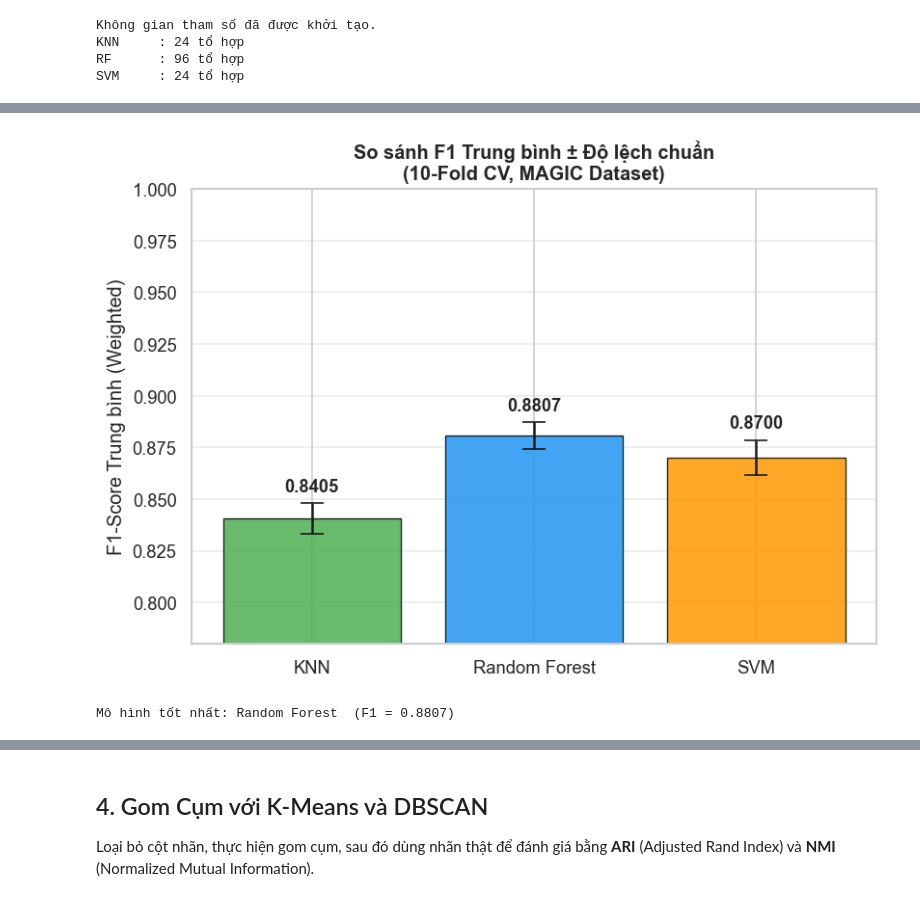
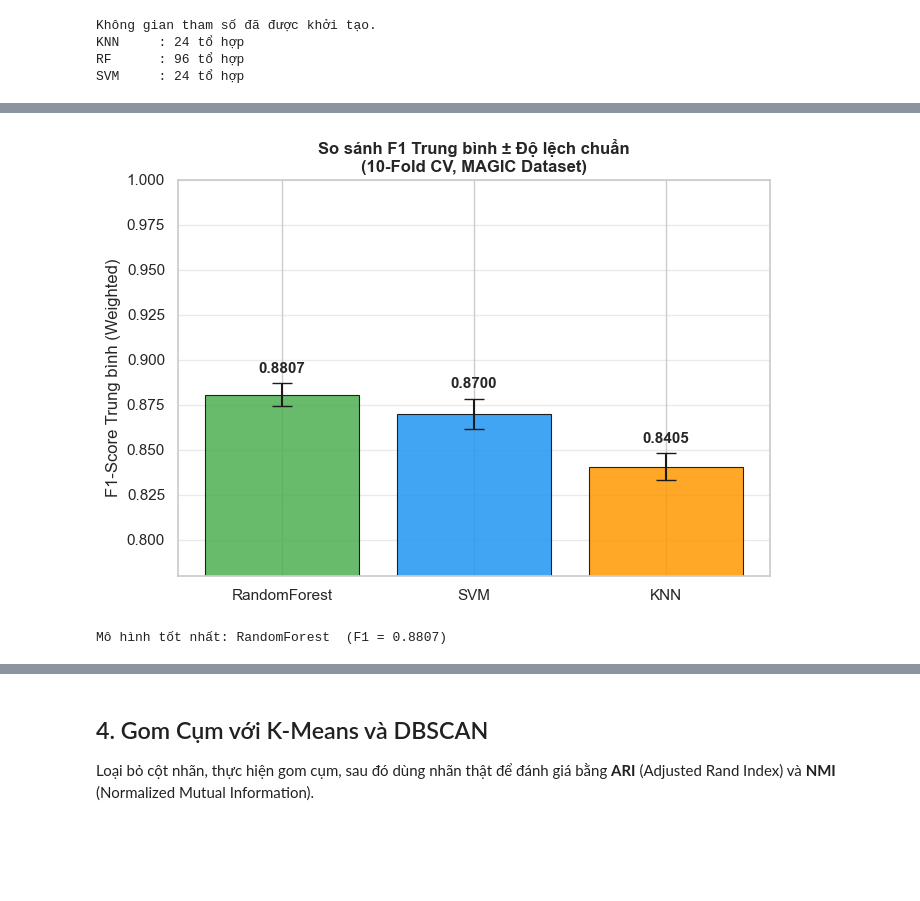
Before and after one commit to truongtai145/DACK-KTDL, a Jupyter notebook: MAGIC_Analysis.ipynb, the cells around one changed output, grey strips where cells are left out. Drawn from its saved outputs; the diff is of its cells as text; code cells hidden in the pictures; blank space fills up the shorter version.

```diff
--- a/MAGIC_Analysis.ipynb
+++ b/MAGIC_Analysis.ipynb
@@ -357,50 +324,60 @@ summary_df
 # %%
-# Re-train với tham số tốt nhất để lấy all-fold scores cho biểu đồ
-best_models = {
-    'KNN'          : KNeighborsClassifier(**results['KNN']['best_params']),
-    'Random Forest': RandomForestClassifier(**results['RandomForest']['best_params'],
-                                            random_state=42),
-    'SVM'          : SVC(**results['SVM']['best_params'], random_state=42),
-}
+import matplotlib.pyplot as plt
 
-fold_scores = {}
-for name, model in best_models.items():
-    scores = cross_val_score(model, X_cls_scaled, y_cls,
-                             cv=kfold, scoring=f1_weighted, n_jobs=-1)
-    fold_scores[name] = scores
-    print(f'{name:15s}: mean={scores.mean():.4f}, std={scores.std():.4f}, '
-          f'min={scores.min():.4f}, max={scores.max():.4f}')
+# Bảng so sánh hiệu năng
+summary_df = (
+    pd.DataFrame([
+        {
+            'Mô hình'         : name,
+            'F1 Tốt nhất'     : round(res['best_score'], 4),
+            'Độ lệch chuẩn'   : round(res['best_std'],   4),
+            'Tham số tốt nhất': str(res['best_params']),
+        }
+        for name, res in results.items()
+    ])
+    .sort_values('F1 Tốt nhất', ascending=False)
+    .reset_index(drop=True)
+)
+summary_df.index      = summary_df.index + 1
+summary_df.index.name = 'Hạng'
 
-# --- Bar chart F1 trung bình ± std ---
-names_plot  = list(fold_scores.keys())
-means       = [v.mean() for v in fold_scores.values()]
-stds        = [v.std()  for v in fold_scores.values()]
-palette     = ['#4CAF50', '#2196F3', '#FF9800']
+print('BẢNG SO SÁNH HIỆU NĂNG  (F1-Weighted, 10-Fold CV)')
 
+display(summary_df)
+
+# Vẽ bar chart – lấy dữ liệu trực tiếp từ summary_df
 fig, ax = plt.subplots(figsize=(7, 5))
 
-bars = ax.bar(names_plot, means, yerr=stds,
-              capsize=7, color=palette,
-              alpha=0.85, edgecolor='black', linewidth=0.8)
+ax.bar(
+    summary_df['Mô hình'],
+    summary_df['F1 Tốt nhất'],
+    yerr=summary_df['Độ lệch chuẩn'],
+    capsize=7,
+    color=['#4CAF50', '#2196F3', '#FF9800'],
+    alpha=0.85,
+    edgecolor='black',
+    linewidth=0.8,
+)
 
-for bar, mean, std in zip(bars, means, stds):
-    ax.text(bar.get_x() + bar.get_width() / 2,
-            mean + std + 0.004,
-            f'{mean:.4f}',
-            ha='center', va='bottom',
-            fontsize=11, fontweight='bold')
+# Hiển thị giá trị trên đầu mỗi cột
+for _, row in summary_df.iterrows():
+    ax.text(
+        row['Mô hình'],
+        row['F1 Tốt nhất'] + row['Độ lệch chuẩn'] + 0.004,
+        f"{row['F1 Tốt nhất']:.4f}",
+        ha='center', va='bottom',
+        fontsize=11, fontweight='bold',
+    )
 
 ax.set_ylabel('F1-Score Trung bình (Weighted)', fontsize=12)
 ax.set_title('So sánh F1 Trung bình ± Độ lệch chuẩn\n(10-Fold CV, MAGIC Dataset)',
              fontsize=12, fontweight='bold')
 ax.set_ylim(0.78, 1.0)
 ax.grid(axis='y', alpha=0.4)
-
 plt.tight_layout()
 plt.show()
 
 # Nhận xét
-best_name = max(fold_scores, key=lambda k: fold_scores[k].mean())
-print(f'\nMô hình tốt nhất: {best_name}  '
-      f'(F1 = {fold_scores[best_name].mean():.4f})')
+best = summary_df.iloc[0]
+print(f"\nMô hình tốt nhất: {best['Mô hình']}  (F1 = {best['F1 Tốt nhất']:.4f})")
 # %% [output]
@@ -410,2 +390,2 @@ SVM            : mean=0.8700, std=0.0085, min=0.8572, max=0.8842
-[figure, old version]
+[figure, new version]
-Mô hình tốt nhất: Random Forest  (F1 = 0.8807)
+Mô hình tốt nhất: RandomForest  (F1 = 0.8807)
```
Also changed, not shown: parts of 14 cells of this notebook.
